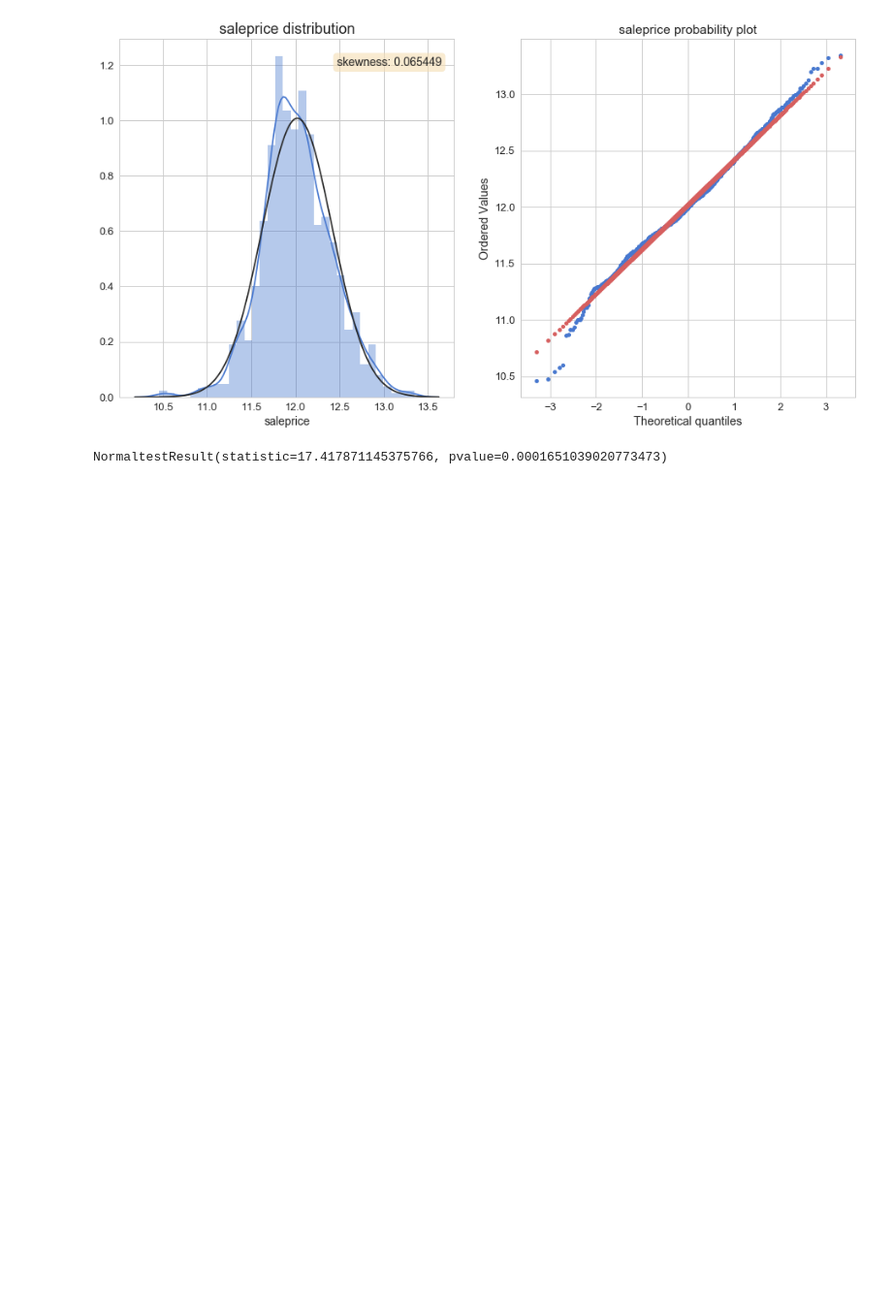
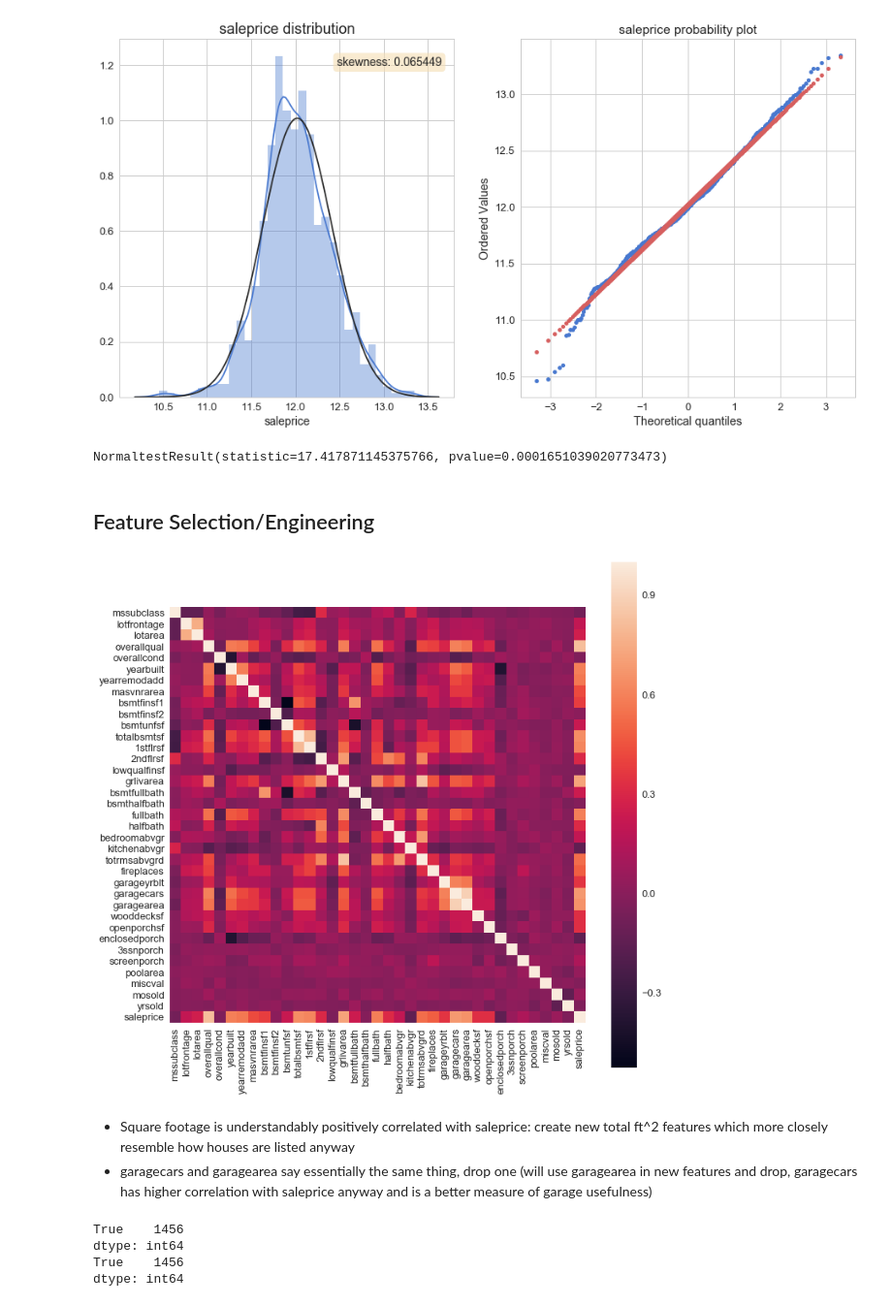
Before and after one commit to brianmcguckin/thinkful_unit_03_capstone, a Jupyter notebook: v3.ipynb, the cells around one changed output. Shown at 97% size. Saved outputs shown, nothing was run; the diff lists cells and outputs as text; code cells hidden in the pictures; blank space fills up the shorter version.

```diff
--- a/v3.ipynb
+++ b/v3.ipynb
@@ -308,3 +308,15 @@ print(stats.normaltest(a=train['saleprice']))
 # %% [output]
 [figure]
 NormaltestResult(statistic=17.417871145375766, pvalue=0.0001651039020773473)
+# %% [markdown]
+## Feature Selection/Engineering
+# %%
+#drop id column, no helpful data just record ids
+train = train.drop(['id'], 1)
+corrmat = train.corr()
+
+plt.figure(figsize=(12,12))
+sns.heatmap(corrmat, square=True)
+plt.show()
+# %% [output]
+[figure, added]
@@ -310,0 +327,12 @@ NormaltestResult(statistic=17.417871145375766, pvalue=0.0001651039020773473)
+# %% [markdown]
+- Square footage is understandably positively correlated with saleprice: create new total ft^2 features which more closely resemble how houses are listed anyway
+- garagecars and garagearea say essentially the same thing, drop one (will use garagearea in new features and drop, garagecars has higher correlation with saleprice anyway and is a better measure of garage usefulness)
+# %%
+#make sure current sf variables add up as expected
+print((train['bsmtfinsf1'] + train['bsmtfinsf2'] + train['bsmtunfsf'] == train['totalbsmtsf']).value_counts())
+print((train['1stflrsf'] + train['2ndflrsf'] + train['lowqualfinsf'] == train['grlivarea']).value_counts())
+# %% [output]
+True    1456
+dtype: int64
+True    1456
+dtype: int64
```
Also changed, not shown: parts of 36 cells of this notebook.
